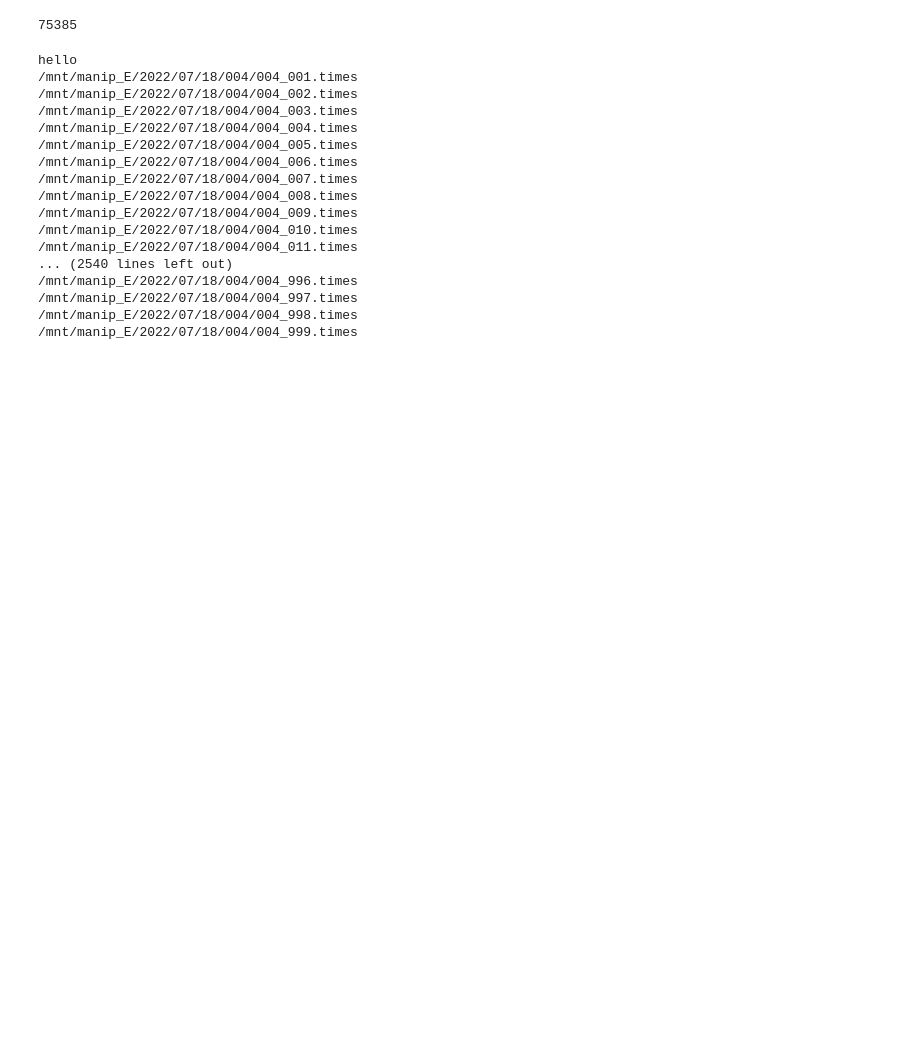
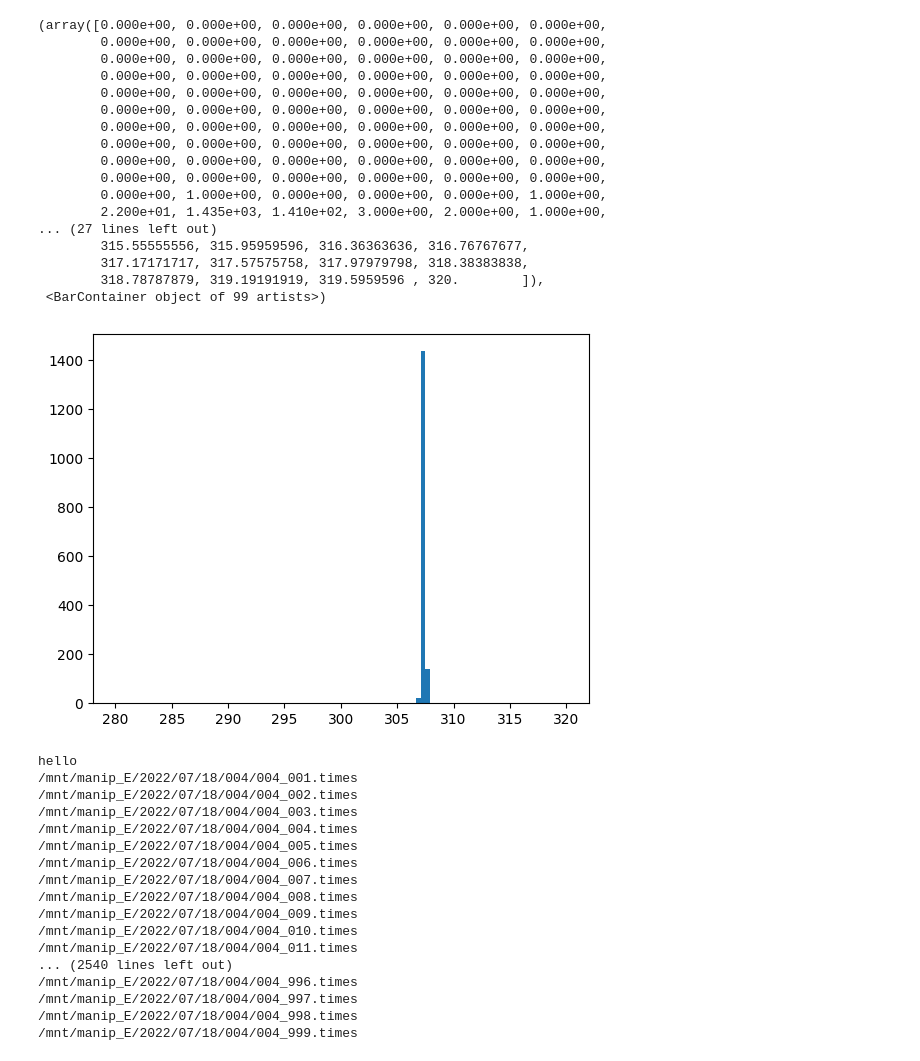
Before and after one commit to quantumatomoptic/heliumtools, a Jupyter notebook: heliumtools/rereconstruction/file-manager.ipynb, the cells around one changed output. Cells and saved outputs as stored; diff of their text form; code cells hidden in the pictures; blank space fills up the shorter version.

Commit message:
[Plots] Adding a new plot

```diff
--- a/heliumtools/rereconstruction/file-manager.ipynb
+++ b/heliumtools/rereconstruction/file-manager.ipynb
@@ -52,7 +53,24 @@ sns.histplot(data = df, x = "X", y = "Y")
 # %%
-len(data0)
+plt.hist(df["T"], bins = np.linspace(280, 320, 100))
 # %% [output]
-75385
+(array([0.000e+00, 0.000e+00, 0.000e+00, 0.000e+00, 0.000e+00, 0.000e+00,
+        0.000e+00, 0.000e+00, 0.000e+00, 0.000e+00, 0.000e+00, 0.000e+00,
+        0.000e+00, 0.000e+00, 0.000e+00, 0.000e+00, 0.000e+00, 0.000e+00,
+        0.000e+00, 0.000e+00, 0.000e+00, 0.000e+00, 0.000e+00, 0.000e+00,
+        0.000e+00, 0.000e+00, 0.000e+00, 0.000e+00, 0.000e+00, 0.000e+00,
+        0.000e+00, 0.000e+00, 0.000e+00, 0.000e+00, 0.000e+00, 0.000e+00,
+        0.000e+00, 0.000e+00, 0.000e+00, 0.000e+00, 0.000e+00, 0.000e+00,
+        0.000e+00, 0.000e+00, 0.000e+00, 0.000e+00, 0.000e+00, 0.000e+00,
+        0.000e+00, 0.000e+00, 0.000e+00, 0.000e+00, 0.000e+00, 0.000e+00,
+        0.000e+00, 0.000e+00, 0.000e+00, 0.000e+00, 0.000e+00, 0.000e+00,
+        0.000e+00, 1.000e+00, 0.000e+00, 0.000e+00, 0.000e+00, 1.000e+00,
+        2.200e+01, 1.435e+03, 1.410e+02, 3.000e+00, 2.000e+00, 1.000e+00,
+... (27 lines left out)
+        315.55555556, 315.95959596, 316.36363636, 316.76767677,
+        317.17171717, 317.57575758, 317.97979798, 318.38383838,
+        318.78787879, 319.19191919, 319.5959596 , 320.        ]),
+ <BarContainer object of 99 artists>)
+[figure, added]
 # %%
 import glob
 import shutil
```
Also changed, not shown: parts of 2 cells of this notebook, 2 other files.
